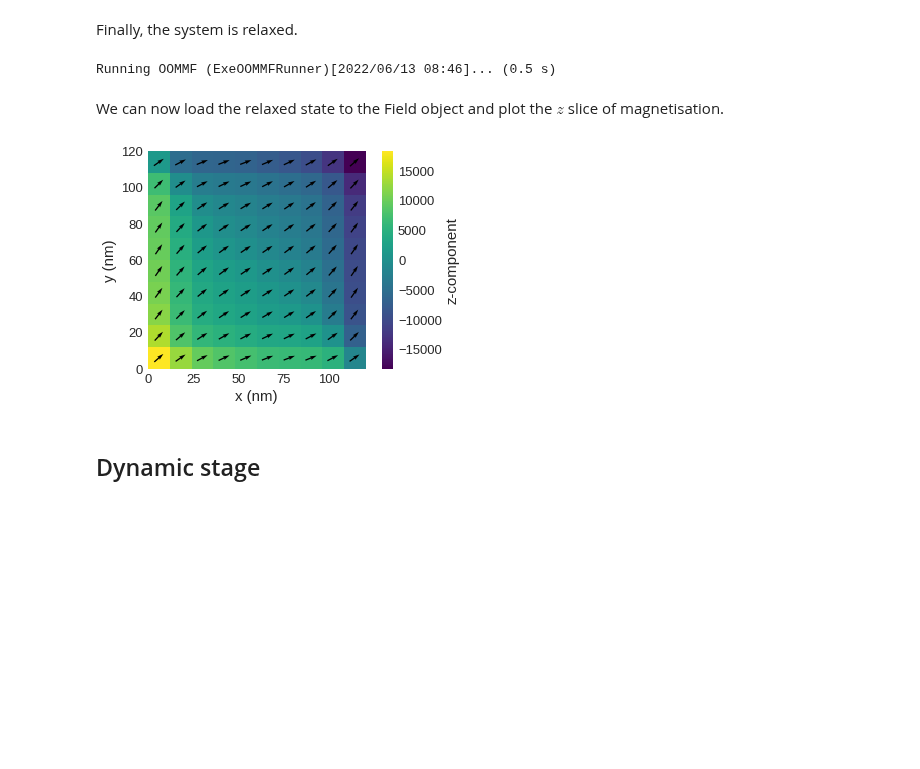
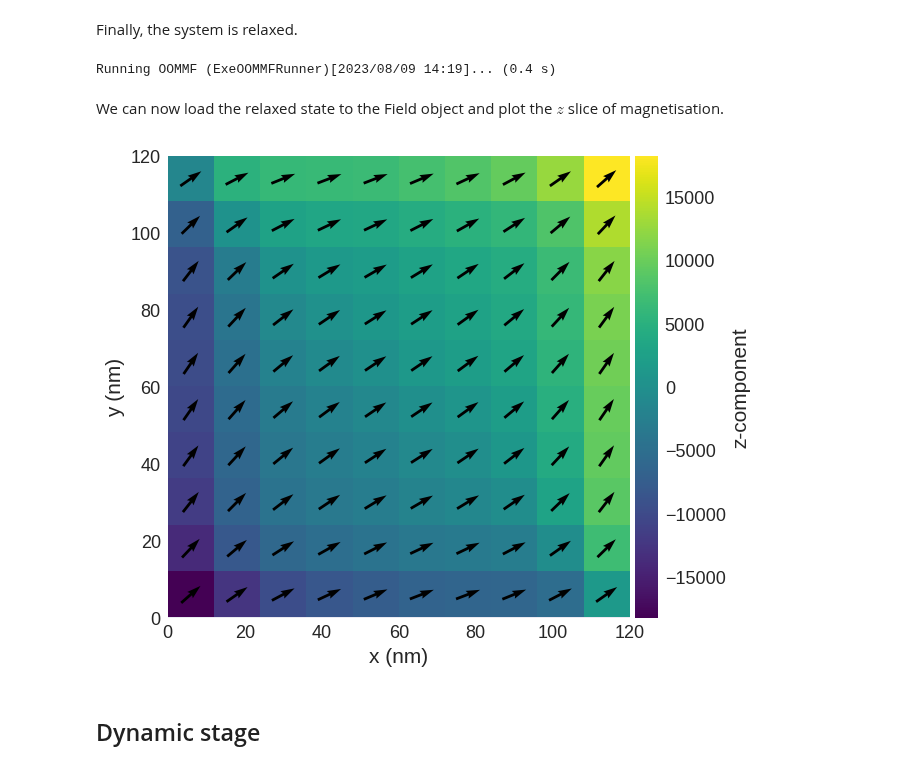
Before and after one commit to ubermag/tutorials, a Jupyter notebook: examples/10-tutorial-standard-problem-fmr.ipynb, the cells around one changed output. Cells and saved outputs as stored; diff of their text form; code cells hidden in the pictures; blank space fills up the shorter version.

```diff
--- a/examples/10-tutorial-standard-problem-fmr.ipynb
+++ b/examples/10-tutorial-standard-problem-fmr.ipynb
@@ -43,20 +43,20 @@ system = mm.System(name='stdprobfmr')
 
 system.energy = mm.Exchange(A=A) + mm.Demag() + mm.Zeeman(H=H)
 system.dynamics = mm.Precession(gamma0=gamma0) + mm.Damping(alpha=alpha)
-system.m = df.Field(mesh, dim=3, value=(0, 0, 1), norm=Ms)
+system.m = df.Field(mesh, nvdim=3, value=(0, 0, 1), norm=Ms)
 # %% [markdown]
 Finally, the system is relaxed.
 # %%
 md = oc.MinDriver()
 md.drive(system)
 # %% [output]
-Running OOMMF (ExeOOMMFRunner)[2022/06/13 08:46]... (0.5 s)
+Running OOMMF (ExeOOMMFRunner)[2023/08/09 14:19]... (0.4 s)
 # %% [markdown]
 We can now load the relaxed state to the Field object and plot the $z$ slice of magnetisation.
 # %%
-system.m.plane('z', n=(10, 10)).mpl()
+system.m.sel('z').resample((10, 10)).mpl()
 # %% [output]
-[figure, old version]
+[figure, new version]
 # %% [markdown]
 ## Dynamic stage
 # %% [markdown]
```
Also changed, not shown: parts of 2 cells of this notebook.
